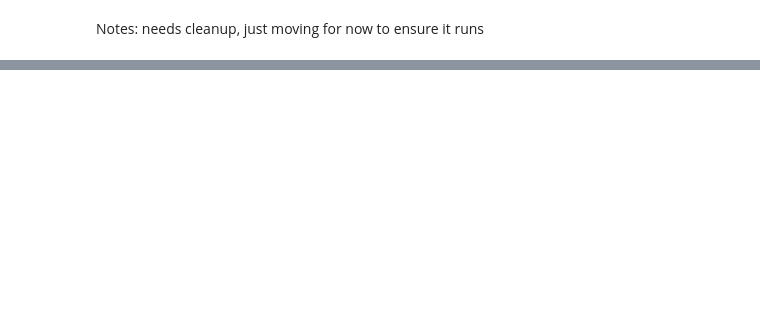
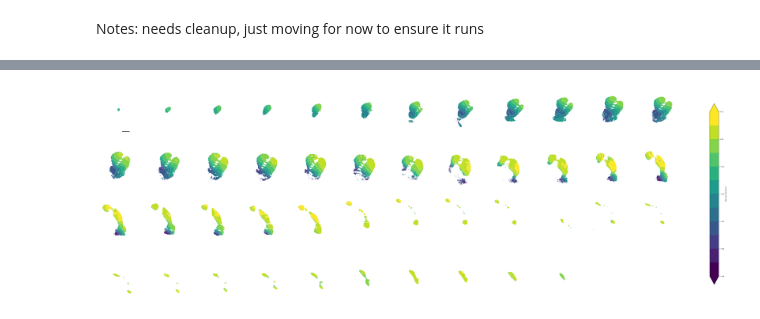
Before and after one commit to AllenInstitute/BG_HMBA_Spatial, a Jupyter notebook: code/figures_manuscript/figure_5.ipynb, the cells around one changed output, grey strips where cells are left out. Cells and saved outputs as stored; diff of their text form; code cells hidden in the pictures; blank space fills up the shorter version.

Commit message:
Working figure 5 notebook with added functions to bg_spatial_plots

```diff
--- a/code/figures_manuscript/figure_5.ipynb
+++ b/code/figures_manuscript/figure_5.ipynb
@@ -36,0 +241,12 @@ from bg_spatial_plots.gradient_contours import smooth_field, SpeciesContours, co
+# %%
+H = 2.5
+fig_marm, _ = plot_pc_on_spatial_axes(adata_marm, pc_index=1, figsize=(6.5, H), ncols=12, colorbar_label="PCg", invert_y=False)
+fig_mac,  _ = plot_pc_on_spatial_axes(adata_mac,  pc_index=1, figsize=(6.5, H), ncols=8, colorbar_label="PCg")
+fig_hum,  _ = plot_pc_on_spatial_axes(adata_hum,  pc_index=1, figsize=(6.5, H), ncols=7, colorbar_label="PCg")
+
+add_scalebar(fig_marm.axes[0], matchx=False, matchy=False, sizex=2000, offset=(0.05, 0.05))
+add_scalebar(fig_mac.axes[0], matchx=False, matchy=False, sizex=2000, offset=(0.05, 0.05))
+add_scalebar(fig_hum.axes[0], matchx=False, matchy=False, sizex=2000, offset=(0.05, 0.05))
+
+for f, name in [(fig_marm,"marm"),(fig_mac,"mac"),(fig_hum,"hum")]:
+    f.savefig(f"/results/pc_spatial_{name}.svg", dpi=600)
@@ -36,0 +276,25 @@ from bg_spatial_plots.gradient_contours import smooth_field, SpeciesContours, co
+# %%
+# ok something with this stuff still needs to be fixed
+marm_pgcv = f'PC_{marm_pc_index-1}'
+mac_pgcv = f'PC_{mac_pc_index-1}'
+hum_pgcv = f'PC_{hum_pc_index-1}'
+# %%
+species_adata = {"marmoset": adata_marm, "macaque": adata_mac, "human": adata_hum}
+sigma_um_by_species = {"marmoset": 150, "macaque": 300, "human": 600}
+margin_um_by_species = {'marmoset': 50, 'macaque': 100, 'human': 200}
+pgcv_by_species = {"marmoset": marm_pgcv, 'macaque': mac_pgcv, 'human': hum_pgcv}
+
+contours = {
+    sp: compute_shared_levels(ad, pgcv_by_species[sp], margin_um=margin_um_by_species[sp],
+                              sigma_um=sigma_um_by_species[sp])
+    for sp, ad in species_adata.items()
+}
+
+# all sections for one species
+fig, axes = plot_contours_all_sections(contours["marmoset"], ncols=12)
+for ax in axes.ravel():
+    ax.axis('off')
+add_scalebar(axes[0,0], matchx=False, matchy=False, sizex=2000, offset=(0.05, 0.05))
+plt.savefig('/results/marmoset_contours.svg')
+# %% [output]
+[figure, added]
```
Also changed, not shown: parts of 21 cells of this notebook, 11 other files.
